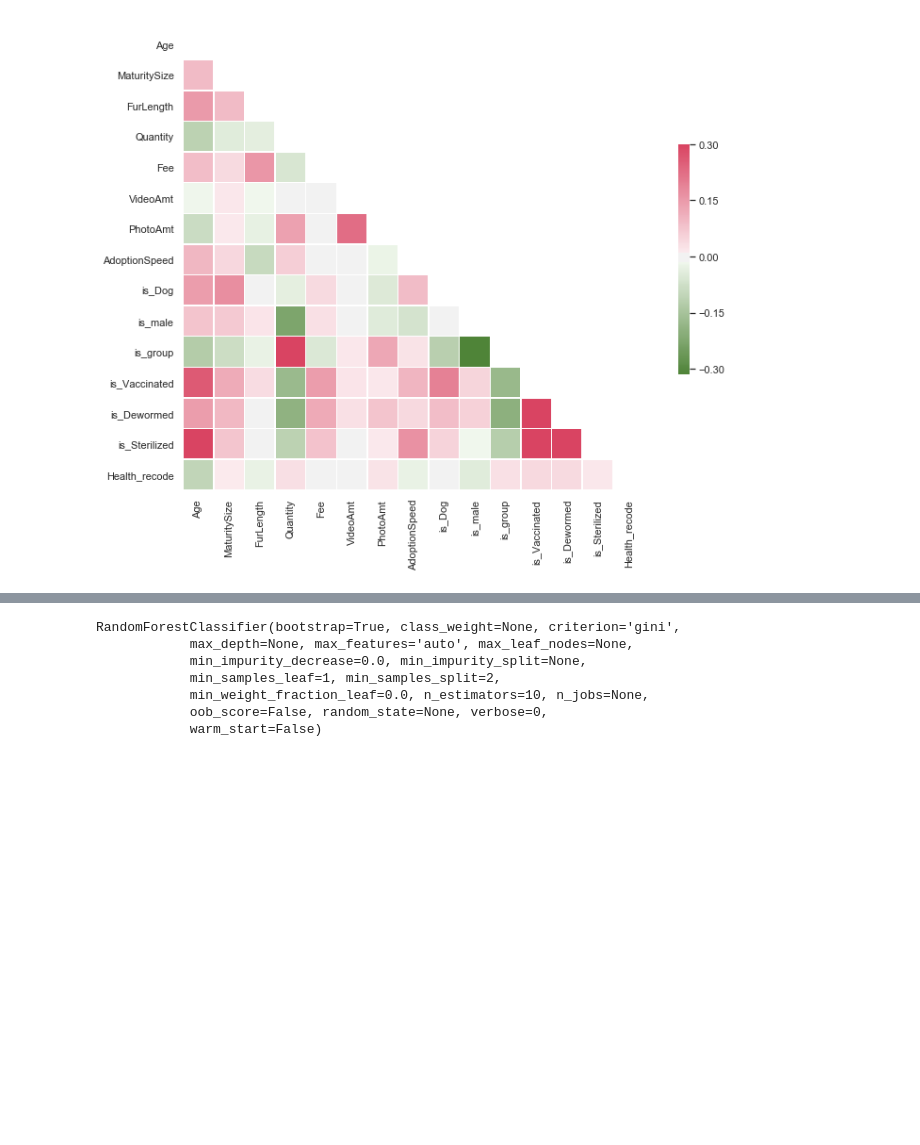
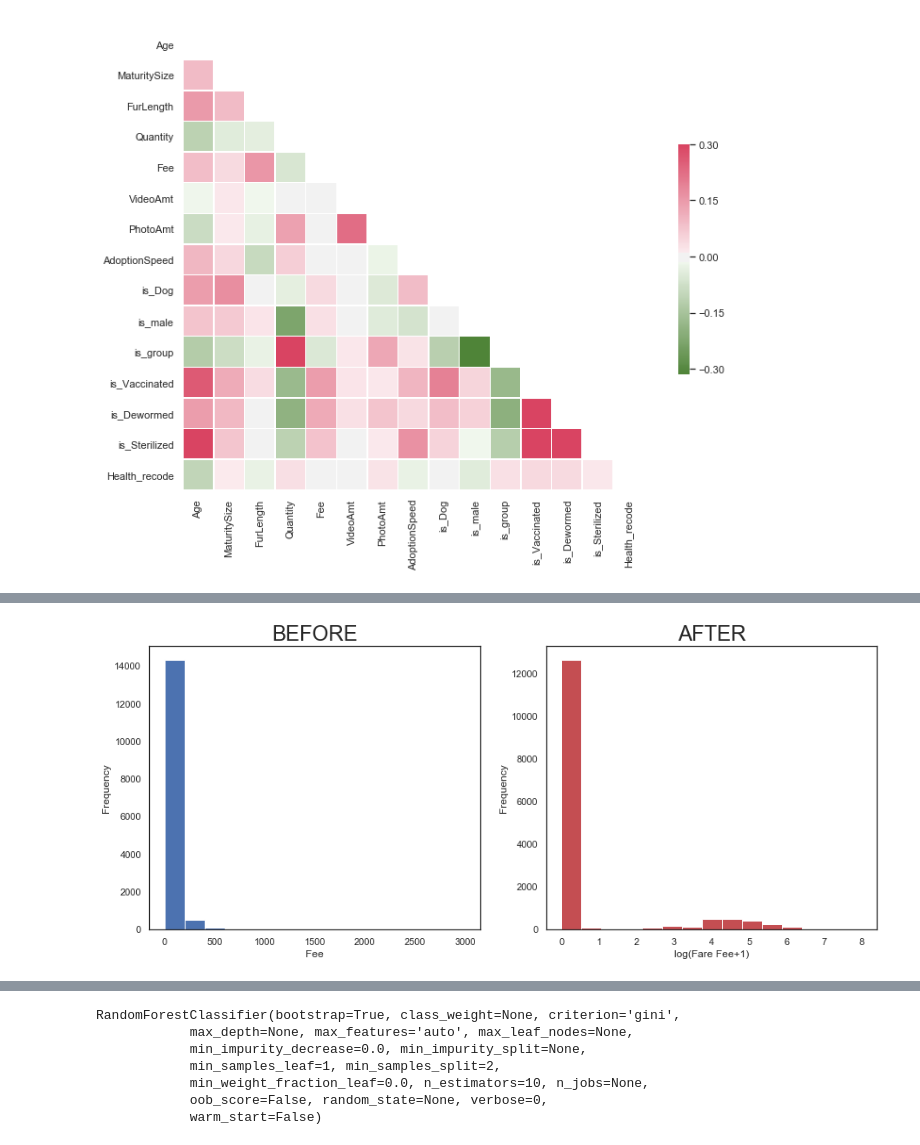
Before and after one commit to ricktorzynski/dsol-petfinder, a Jupyter notebook: Muthu_EDA & Feature engineering.ipynb, the cells around one changed output, grey strips where cells are left out. Saved outputs shown, nothing was run; the diff lists cells and outputs as text; code cells hidden in the pictures; blank space fills up the shorter version.

```diff
--- a/Muthu_EDA & Feature engineering.ipynb
+++ b/Muthu_EDA & Feature engineering.ipynb
@@ -462,0 +484,16 @@ sns.heatmap(corr, mask=mask, cmap=cmap, vmax=.3, center=0,
+# %%
+# Plot Fare Price Distribution
+plt.subplot(1, 2, 1)
+(train['Fee']).plot.hist(bins=15, figsize=(15, 6), edgecolor = 'white')
+plt.xlabel('Fee', fontsize=12)
+plt.title('BEFORE', fontsize=24)
+
+#Plot Log Fare Price Distribution
+plt.subplot(1, 2, 2)
+np.log(train['Fee']+1).plot.hist(bins=15,figsize=(15,6), edgecolor='white', color='r')
+plt.xlabel('log(Fare Fee+1)', fontsize=12)
+plt.title('AFTER', fontsize=24)
+
+plt.show()
+# %% [output]
+[figure, added]
```
Also changed, not shown: parts of 17 cells of this notebook.
